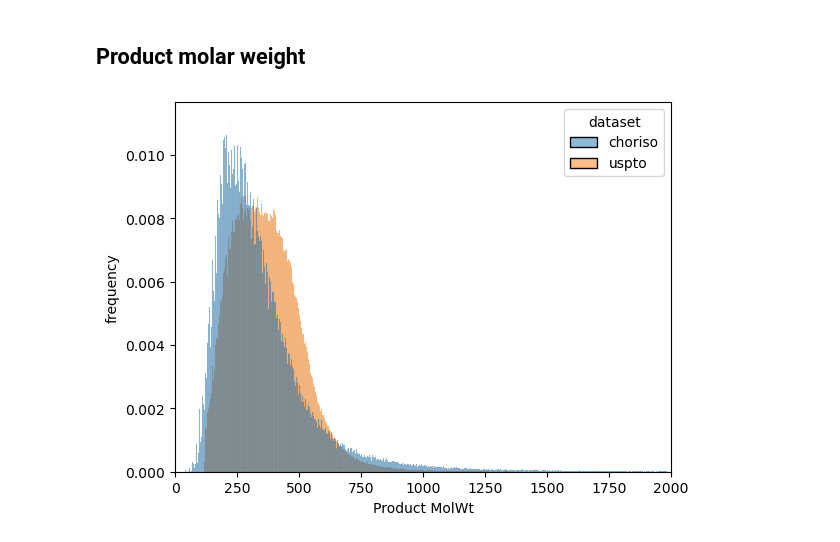
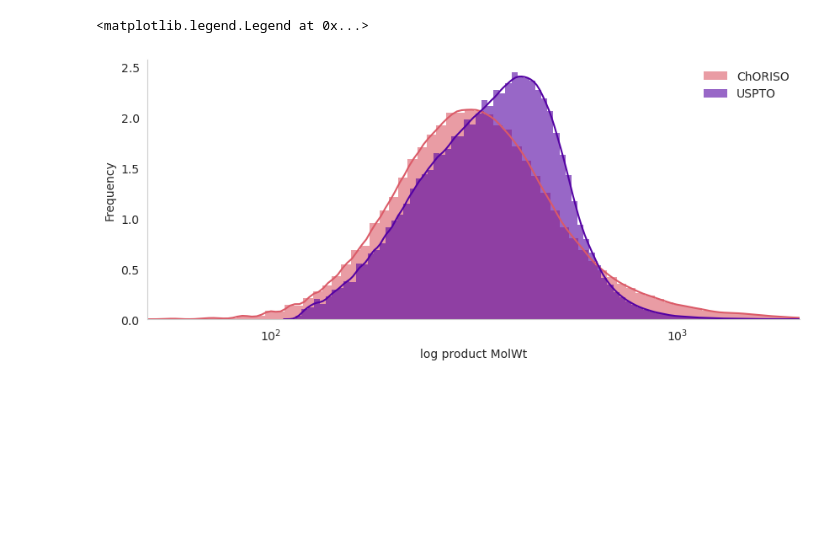
Before and after one commit to schwallergroup/choriso, a Jupyter notebook: notebooks/00_plot_comparison.ipynb, the cells around one changed output. Drawn from its saved outputs; the diff is of its cells as text; code cells hidden in the pictures; blank space fills up the shorter version.

```diff
--- a/notebooks/00_plot_comparison.ipynb
+++ b/notebooks/00_plot_comparison.ipynb
@@ -14,4 +54,6 @@ Here we load the datasets with all the computed properties
 # %%
-choriso = pd.read_csv("../data/processed/cjhif_small_properties.csv", sep="\t").fillna(0)
-uspto = pd.read_csv("../data/processed/uspto_properties.csv", sep="\t").fillna(0)
+# Load precalculated dfs with properties
+
+choriso = pd.read_csv("../data/processed/choriso_props.tsv", sep="\t")
+uspto = pd.read_csv("../data/processed/uspto_props.tsv", sep="\t")
 # %% [markdown]
@@ -88,17 +61,57 @@ plt.savefig("stereocenters.svg", bbox_inches="tight");
-# %% [markdown]
-## Product molar weight
-# %%
-choriso["dataset"] = ["choriso"] * len(choriso)
-uspto["dataset"] = ["uspto"] * len(uspto)
-
-prop_merge = pd.concat((choriso, uspto), axis=0)
-# %%
-sns.histplot(
-    data=prop_merge, x="MolWt", hue="dataset", kde=False, stat="proportion", common_norm=False
-)
-plt.xlim(0, 2000)
-plt.ylabel("frequency")
-plt.xlabel("Product MolWt")
-plt.savefig("molwt.svg", bbox_inches="tight");
-# %% [output]
-[figure, removed]
+# %%
+# Start the plot
+plt.figure(figsize=(10, 4))
+
+bins = 100
+alpha = 0.6
+
+# Plot the histograms and KDE for the ChORISO dataset
+sns.histplot(
+    choriso['MolWt'],
+    color='#DB5B68',
+    element='step',
+    stat='density',
+    bins=bins,
+    kde=True,
+    label='ChORISO',
+    log_scale=True,
+    alpha=alpha
+)
+
+sns.histplot(
+    uspto['MolWt'],
+    color='#5402A3',
+    element='step',
+    stat='density',
+    bins=bins,
+    kde=True,
+    label='USPTO',
+    log_scale=True,
+    alpha=alpha
+)
+
+# Set the scale of x axis to log scale
+#plt.xscale('log')
+
+# Set the labels for x and y axis
+plt.xlabel('log product MolWt')
+plt.ylabel('Frequency')
+
+# Set the x-axis ticks dynamically based on the data
+ax = plt.gca()
+ax.xaxis.set_major_locator(ticker.LogLocator(base=10, numticks=10))
+
+ax.get_yaxis().get_major_formatter().labelOnlyBase = True
+ax.xaxis.set_major_formatter(ticker.FuncFormatter(lambda x, _: f'$10^{{{int(np.log10(x))}}}$'))
+
+# Remove the top and right spines
+ax.spines['top'].set_visible(False)
+ax.spines['right'].set_visible(False)
+
+ax.set_xlim(50, 2000)
+ax.grid(False)
+
+plt.legend()
+# %% [output]
+<matplotlib.legend.Legend at 0x...>
+[figure, added]
```
Also changed, not shown: parts of 15 cells of this notebook.
